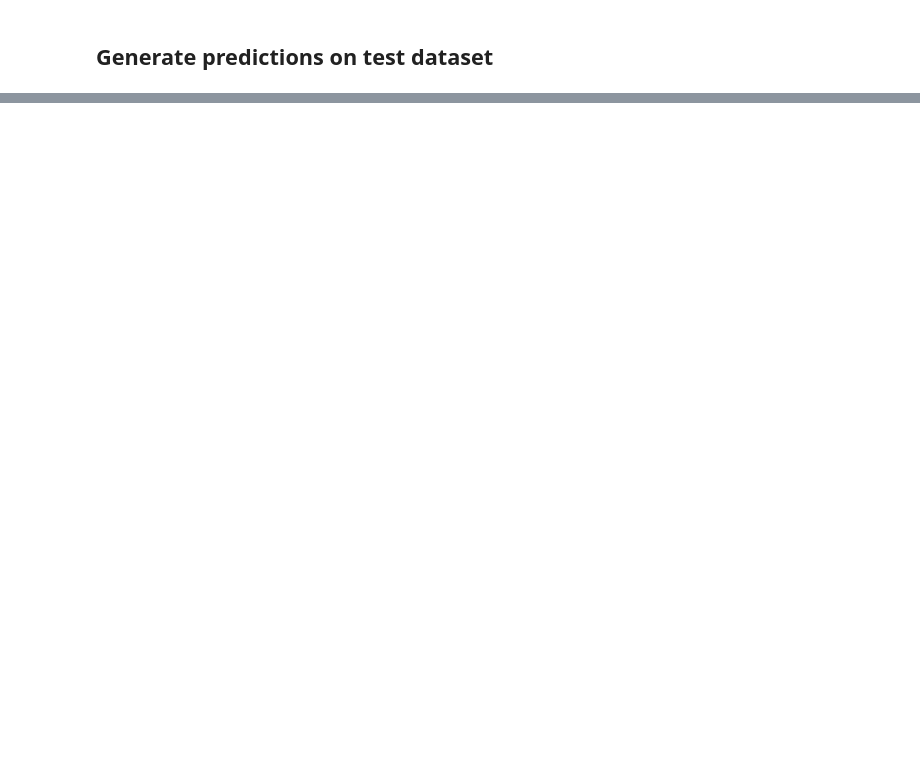
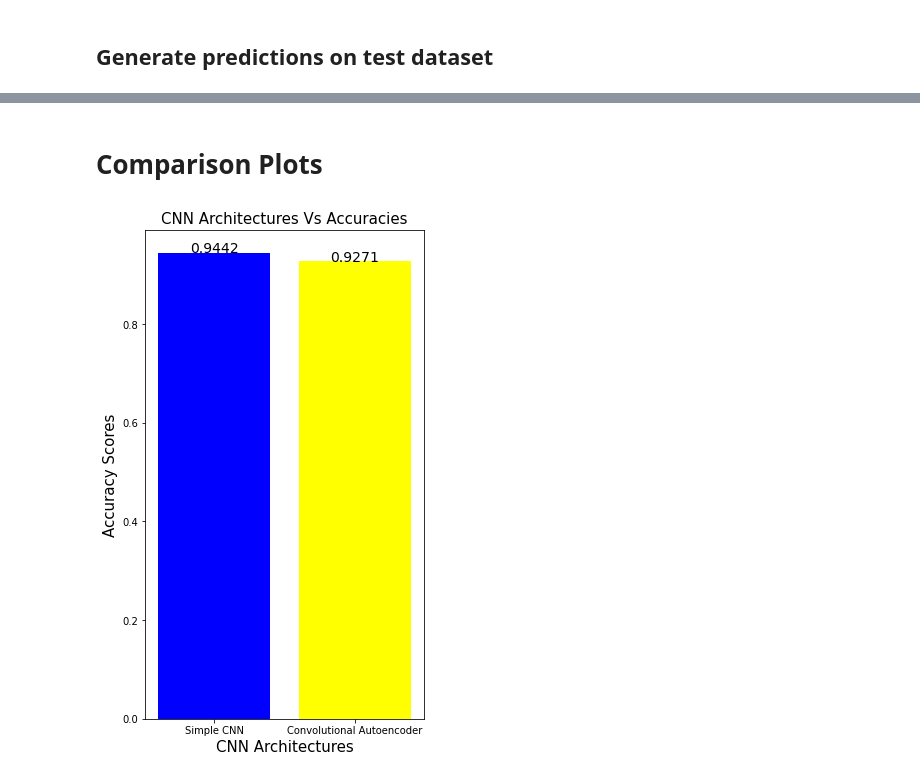
Before and after one commit to RutvikB/Fashion-MNIST-Data-Analysis-Visualization-and-Classification, a Jupyter notebook: cnn and autoencoder.ipynb, the cells around one changed output, grey strips where cells are left out. Saved outputs shown, nothing was run; the diff lists cells and outputs as text; code cells hidden in the pictures; blank space fills up the shorter version.

Commit message:
Updated CNN Notebook
Simple CNN and Convolutional Autoencoder Implementation

```diff
--- a/cnn and autoencoder.ipynb
+++ b/cnn and autoencoder.ipynb
@@ -635,0 +643,18 @@ The accuracy of the Convolutional Autoencoder model is:  92.54 %
+# %% [markdown]
+# Comparison Plots
+# %%
+methods = ["Simple CNN", "Convolutional Autoencoder"]
+accuracies = [0.9442, 0.9271]
+
+
+plt.figure(figsize=(5, 9))
+colors= ['blue', 'yellow']
+plt.bar(methods, accuracies, color=colors)
+plt.xlabel("CNN Architectures", fontsize= '15')
+plt.ylabel("Accuracy Scores", fontsize= '15')
+plt.title("CNN Architectures Vs Accuracies", fontsize=15)
+
+for i in range(len(accuracies)):
+    plt.text( methods[i], accuracies[i], str(accuracies[i]), ha="center", size=14)
+# %% [output]
+[figure, added]
```
Also changed, not shown: parts of 14 cells of this notebook.
